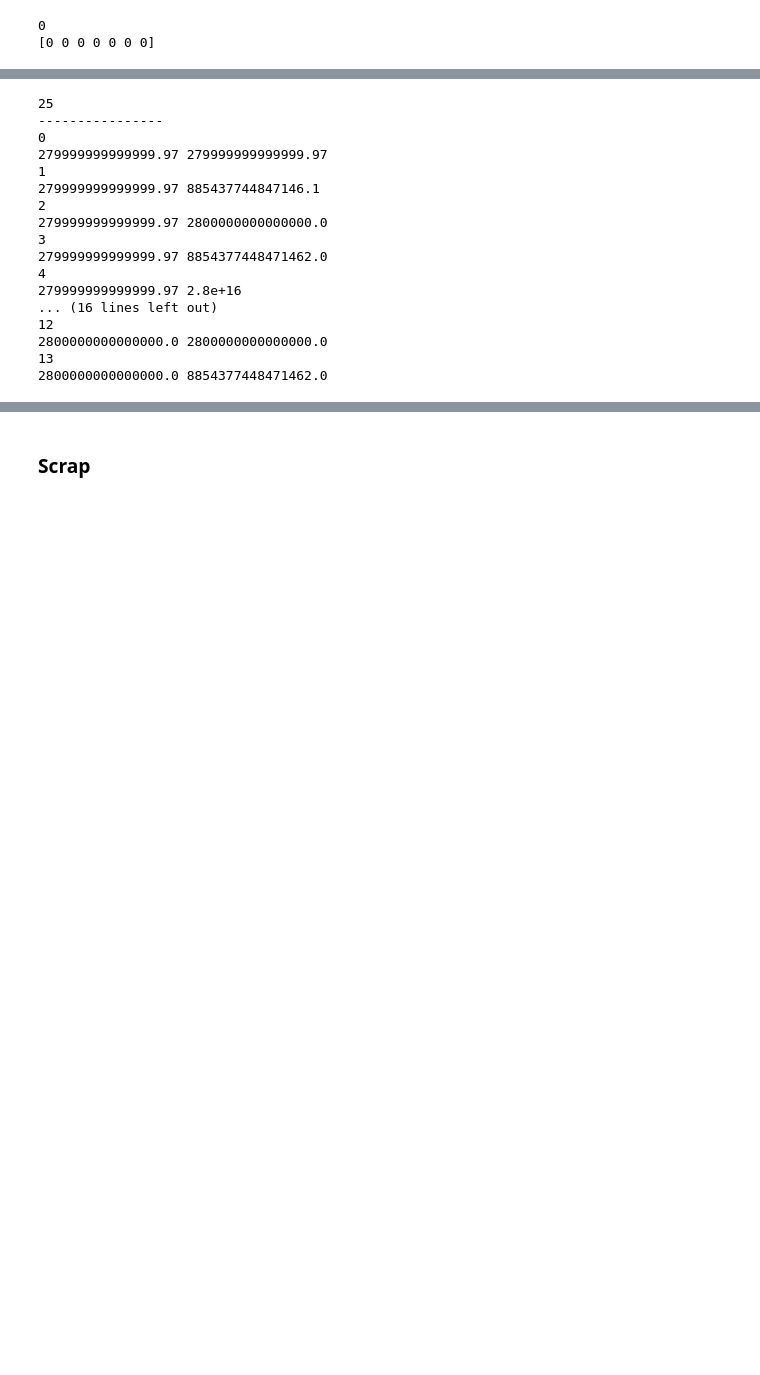
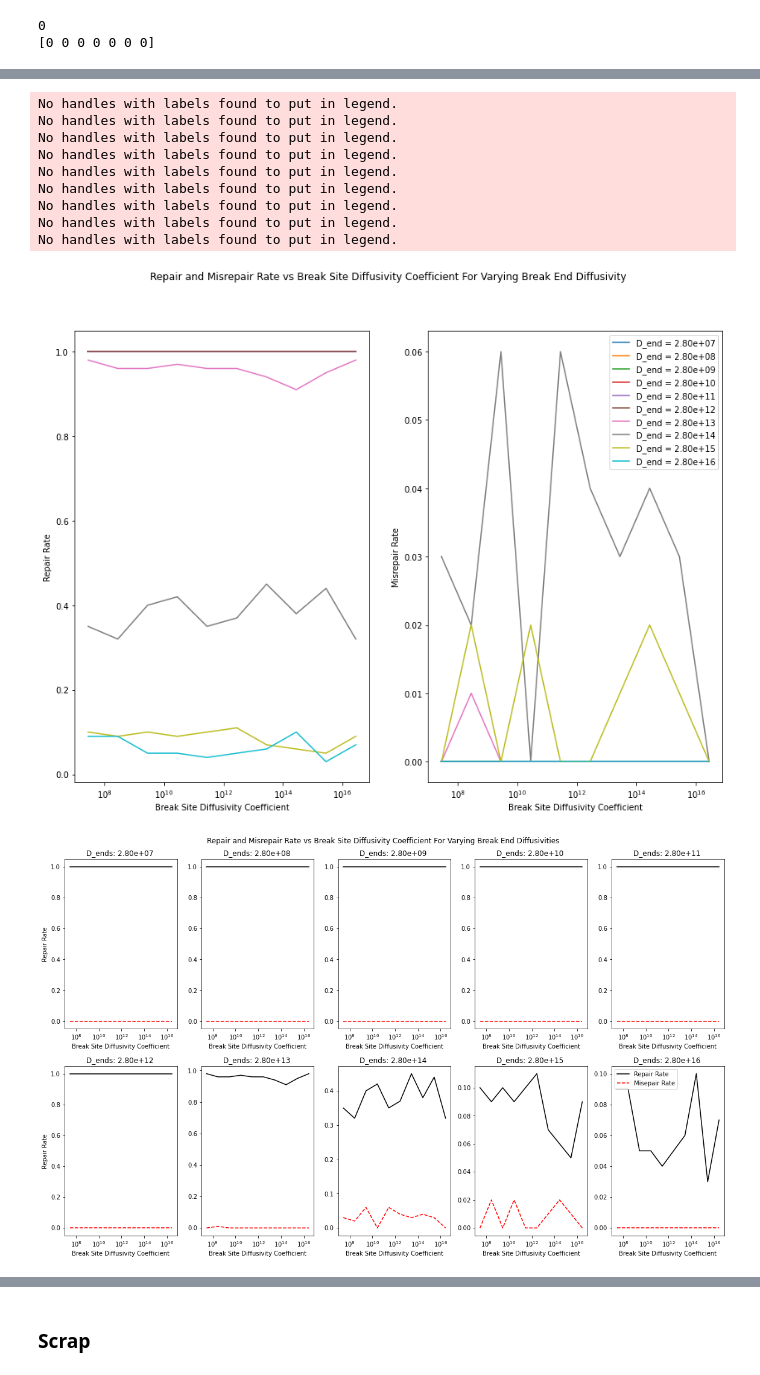
Before and after one commit to MilaJ1/MPhys-Sem-2, a Jupyter notebook: CTRW_with_repair_v3.2.ipynb, the cells around one changed output, grey strips where cells are left out. Drawn from its saved outputs; the diff is of its cells as text; code cells hidden in the pictures; blank space fills up the shorter version.

```diff
--- a/CTRW_with_repair_v3.2.ipynb
+++ b/CTRW_with_repair_v3.2.ipynb
@@ -1174,5 +1173,5 @@ separation = 500 #nm
 D_site_vals = 2.8*np.logspace(7,16,num=10)
 D_end_vals = 2.8*np.logspace(7,16,num=10)
 
-repair_df_De_Ds = ctrw4_De_Ds_mc(1,100, [(0,0,0),(0,0,separation)], D_site_vals,D_end_vals, jump_t, run_t, min_t,
-                                 alpha,int_length, delay_t, interaction_p=1, plot=False)
+#repair_df_De_Ds = ctrw4_De_Ds_mc(1,100, [(0,0,0),(0,0,separation)], D_site_vals,D_end_vals, jump_t, run_t, min_t,
+ #                                alpha,int_length, delay_t, interaction_p=1, plot=False)
@@ -1218,23 +1179,9 @@ print_full(repair_df_De_Ds)
 D_site_vals = 2.8*np.logspace(14,16,num=5)
 D_end_vals = 2.8*np.logspace(14,16,num=5)
 
-repair_df_De_Ds = ctrw4_De_Ds_mc(1,500, [(0,0,0),(0,0,separation)], D_site_vals,D_end_vals, jump_t, run_t, min_t,
-                                 alpha,int_length, delay_t, interaction_p=1, plot=False)
+#repair_df_De_Ds = ctrw4_De_Ds_mc(1,1000, [(0,0,0),(0,0,separation)], D_site_vals,D_end_vals, jump_t, run_t, min_t,
+ #                                alpha,int_length, delay_t, interaction_p=1, plot=False)
-# %% [output]
-25
-----------------
-0
-279999999999999.97 279999999999999.97
-1
-279999999999999.97 885437744847146.1
-2
-279999999999999.97 2800000000000000.0
-3
-279999999999999.97 8854377448471462.0
-4
-279999999999999.97 2.8e+16
-... (16 lines left out)
-12
-2800000000000000.0 2800000000000000.0
-13
-2800000000000000.0 8854377448471462.0
+# %%
+df_7_16_1 = pd.read_csv('De_7_16_Ds_7_16.csv')
+df_14_16_2 = pd.read_csv('De_14_16_Ds_14_16.csv')
+df_14_16_4 = pd.read_csv('De_14_16_Ds_14_16_2.csv')
@@ -1240,0 +1242,5 @@ repair_df_De_Ds = ctrw4_De_Ds_mc(1,500, [(0,0,0),(0,0,separation)], D_site_vals,
+# %%
+print_full(df_7_16_1)
+plot_De_and_Ds(df_7_16_1)
+plot_De_and_Ds_subplots(df_7_16_1,plot_dim_1=2,plot_dim_2=5)
+# %% [output]
@@ -1240,0 +1266,11 @@ repair_df_De_Ds = ctrw4_De_Ds_mc(1,500, [(0,0,0),(0,0,separation)], D_site_vals,
+No handles with labels found to put in legend.
+No handles with labels found to put in legend.
+No handles with labels found to put in legend.
+No handles with labels found to put in legend.
+No handles with labels found to put in legend.
+No handles with labels found to put in legend.
+No handles with labels found to put in legend.
+No handles with labels found to put in legend.
+No handles with labels found to put in legend.
+[figure, added]
+[figure, added]
```
Also changed, not shown: parts of 15 cells of this notebook, 2 other files.
